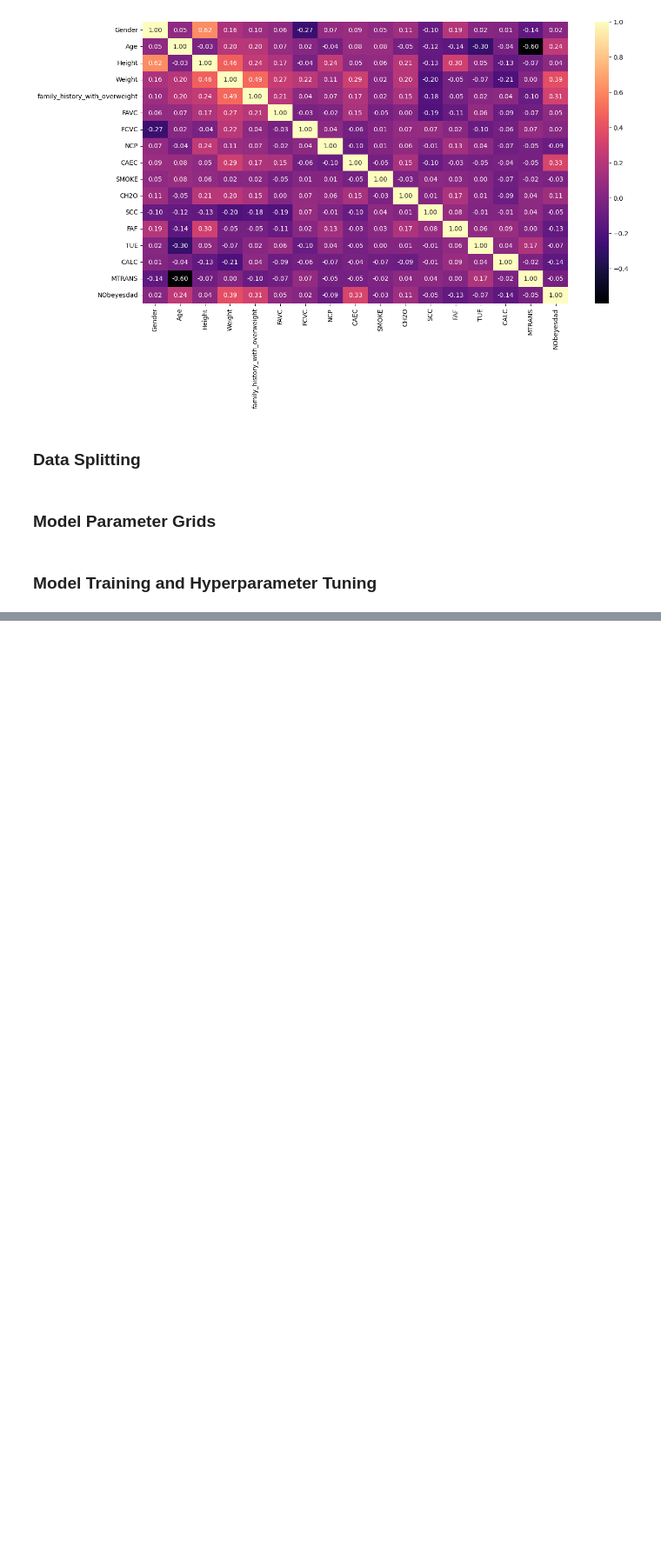
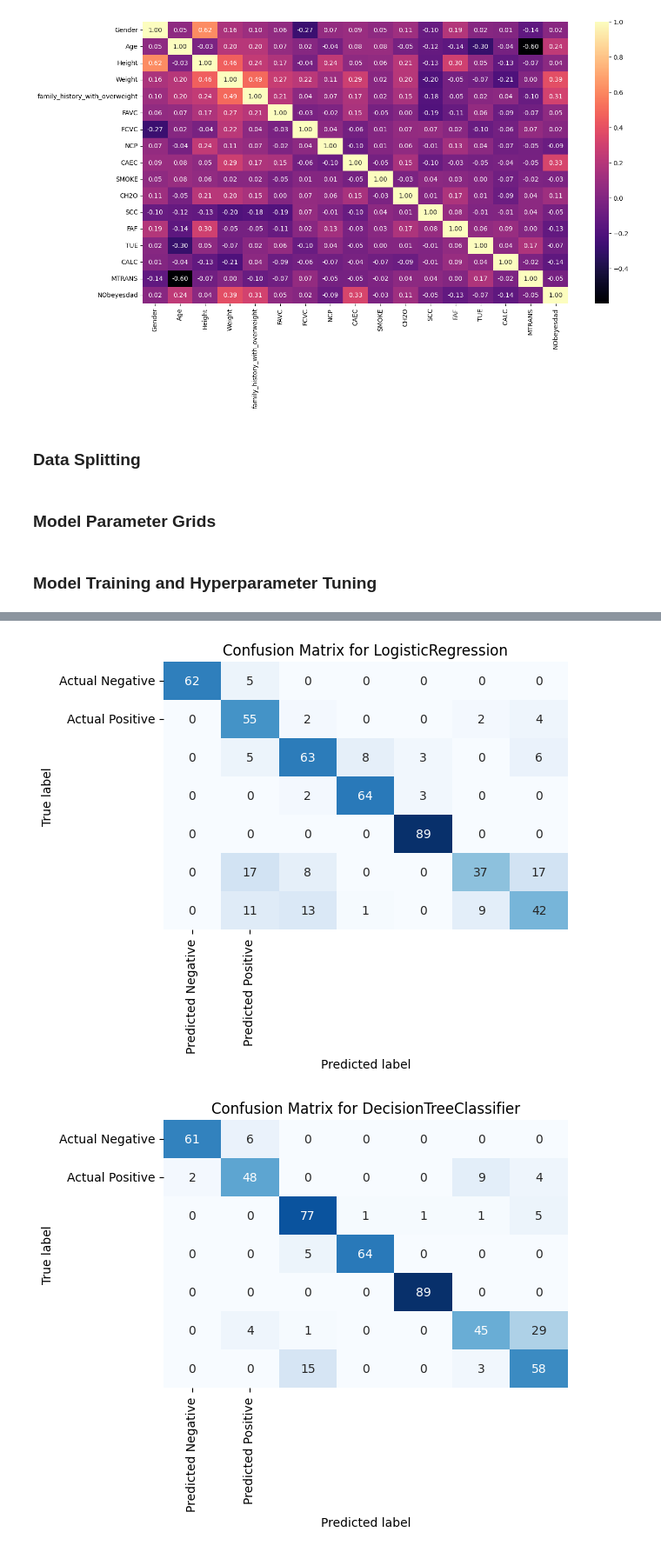
Before and after one commit to salehsoleimani/Obesity-Classifier, a Jupyter notebook: main.ipynb, the cells around one changed output, grey strips where cells are left out. Shown at 87% size. Saved outputs shown, nothing was run; the diff lists cells and outputs as text; code cells hidden in the pictures; blank space fills up the shorter version.

Commit message:
display confusion matrix

```diff
--- a/main.ipynb
+++ b/main.ipynb
@@ -98,9 +98,13 @@ numeric_transformer = Pipeline(steps=[
     ('scaler', MinMaxScaler((0,1)))
 ])
 # %%
+from sklearn.impute import SimpleImputer
+from sklearn.pipeline import Pipeline
 from sklearn.preprocessing import OneHotEncoder
 
-categorical_features = ["family_history_with_overweight","FAVC","FCVC","NCP","CAEC","SMOKE","CH2O","SCC","FAF","TUE","CALC","MTRANS"] = Pipeline(steps=[
+categorical_features = ["family_history_with_overweight","FAVC","FCVC","NCP","CAEC","SMOKE","CH2O","SCC","FAF","TUE","CALC","MTRANS"]
+
+categorical_transformer = Pipeline([
     ('imputer', SimpleImputer(strategy='most_frequent')),
     ('encoder', OneHotEncoder())
 ])
@@ -319,0 +324,19 @@ XGBClassifier section
+# %%
+import matplotlib.pyplot as plt
+import seaborn as sns
+
+for index, row in result_df.iterrows():
+    name = row['name']
+    cm = row['confusion_matrix']
+
+    plt.figure(figsize=(6, 4))
+    plt.title(f'Confusion Matrix for {name}')
+    sns.heatmap(cm, annot=True, cmap='Blues', fmt='g', cbar=False,
+                xticklabels=['Predicted Negative', 'Predicted Positive'],
+                yticklabels=['Actual Negative', 'Actual Positive'])
+    plt.xlabel('Predicted label')
+    plt.ylabel('True label')
+    plt.show()
+# %% [output]
+[figure, added]
+[figure, added]
```
Also changed, not shown: parts of 6 cells of this notebook.
